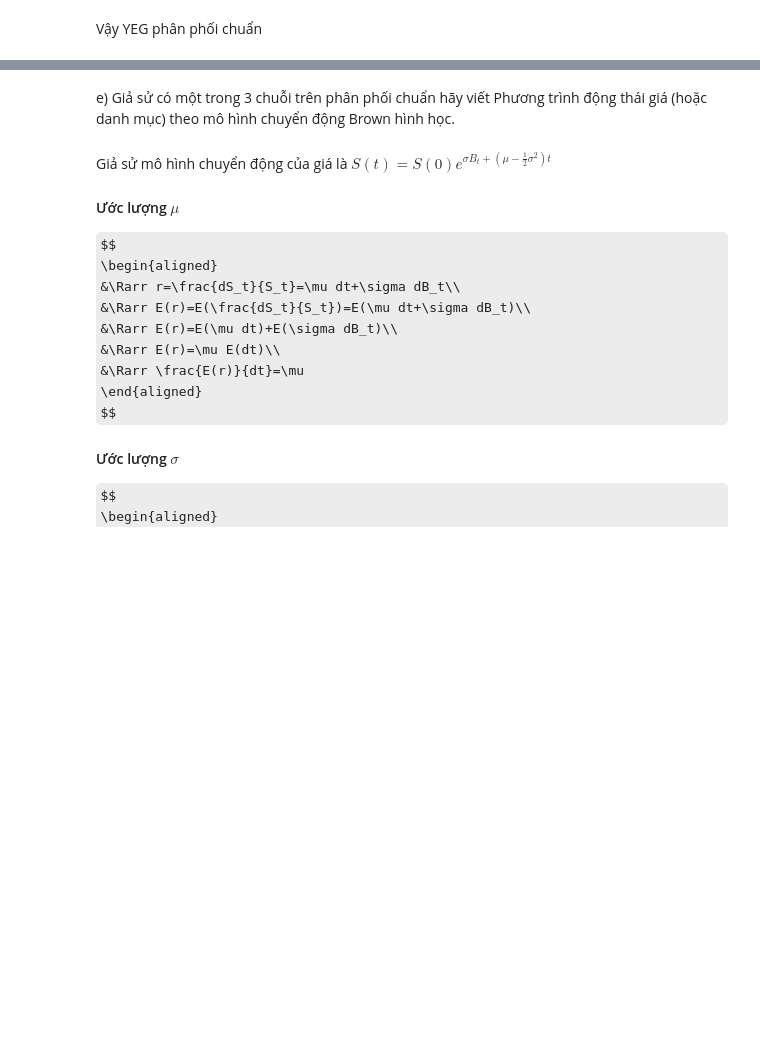
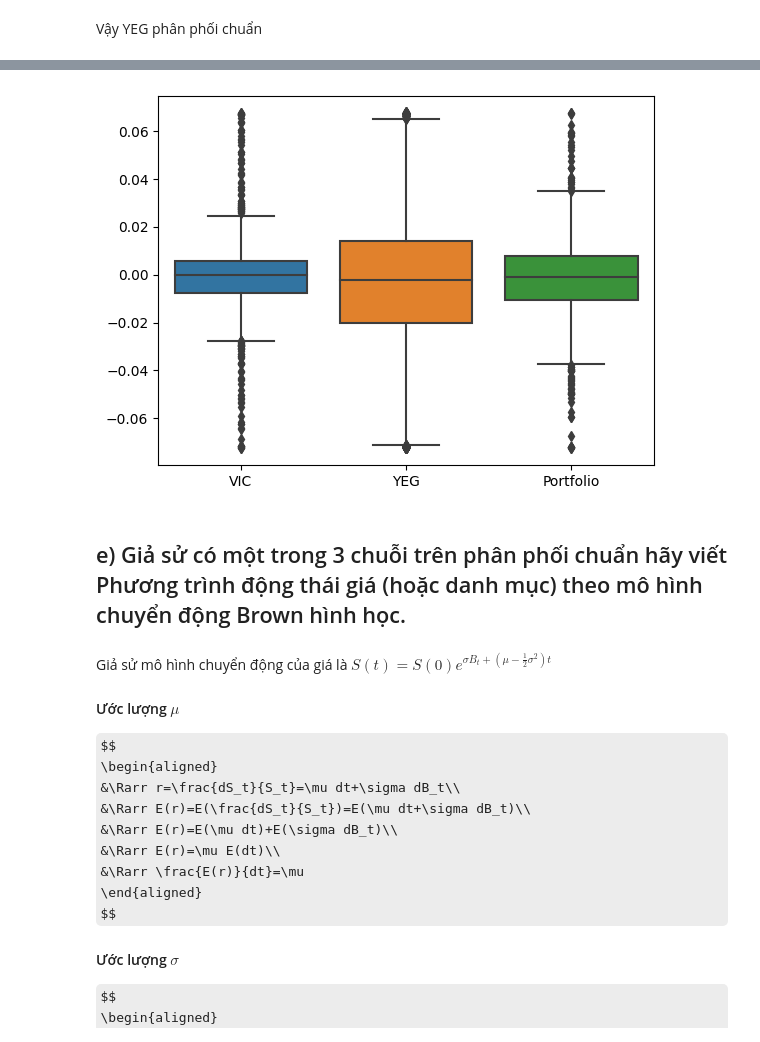
Before and after one commit to khanhtrinh2003/Financial-mathematics, a Jupyter notebook: kiem_tra.ipynb, the cells around one changed output, grey strips where cells are left out. Drawn from its saved outputs; the diff is of its cells as text; code cells hidden in the pictures; some formulas as TeX source; blank space fills up the shorter version.

```diff
--- a/kiem_tra.ipynb
+++ b/kiem_tra.ipynb
@@ -125,5 +124,10 @@ Vậy YEG phân phối chuẩn
+# %%
+sns.boxplot(ti_suat)
+plt.show()
+# %% [output]
+[figure, added]
 # %% [markdown]
-e) Giả sử có một trong 3 chuỗi trên phân phối chuẩn hãy viết Phương trình động thái giá (hoặc danh mục) theo mô hình chuyển động Brown hình học.
+## e) Giả sử có một trong 3 chuỗi trên phân phối chuẩn hãy viết Phương trình động thái giá (hoặc danh mục) theo mô hình chuyển động Brown hình học.
 # %% [markdown]
 Giả sử mô hình chuyển động của giá là $S(t)=S(0)e^{\sigma B_t+(\mu-\frac12 \sigma^2)t}$
 #### Ước lượng $\mu$
```
Also changed, not shown: parts of 8 cells of this notebook.
